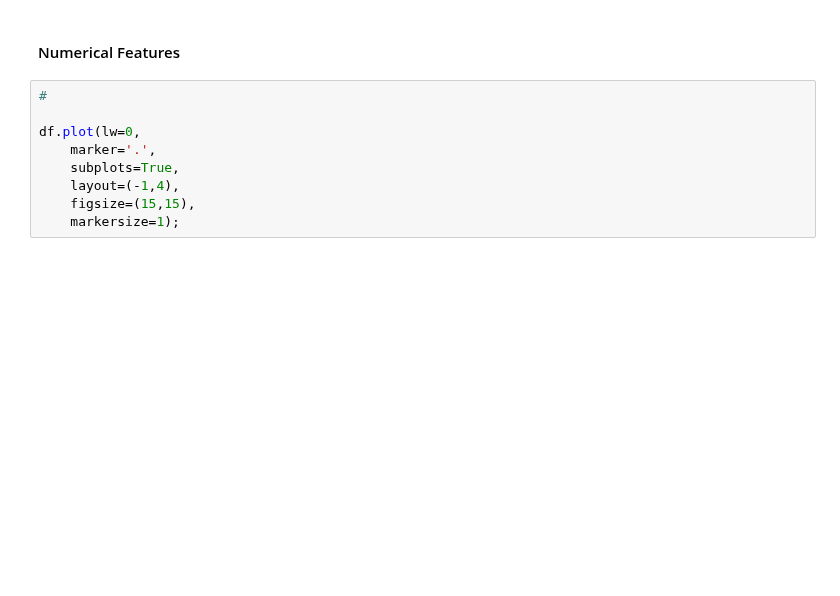
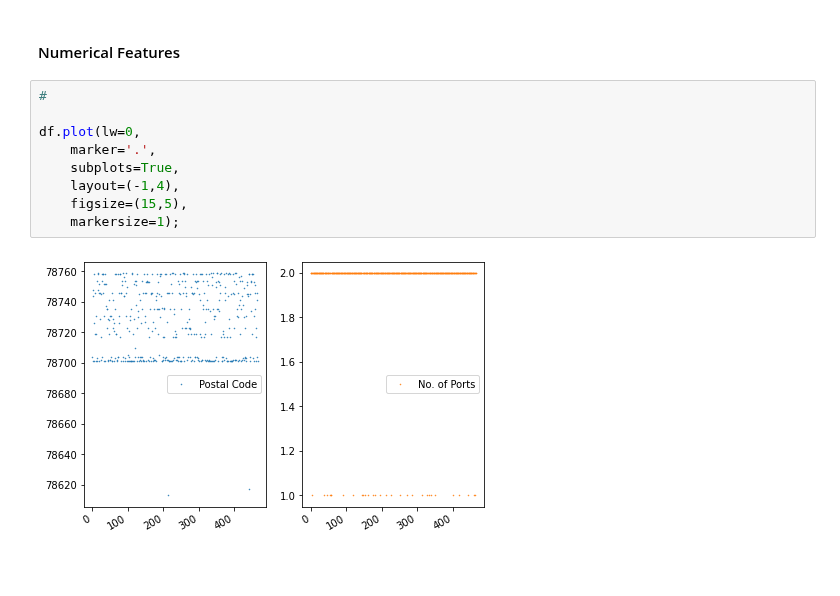
Before and after one commit to encodingintuition/EV_Infrastructure, a Jupyter notebook: code/AustinTX-CS--01_EDA01.ipynb, the cells around one changed output. Saved outputs shown, nothing was run; the diff lists cells and outputs as text; blank space fills up the shorter version.

```diff
--- a/code/AustinTX-CS--01_EDA01.ipynb
+++ b/code/AustinTX-CS--01_EDA01.ipynb
@@ -84,12 +98,14 @@ msno.bar(df);
 # %%
 #
 
 df.plot(lw=0,
     marker='.',
     subplots=True,
     layout=(-1,4),
-    figsize=(15,15),
+    figsize=(15,5),
     markersize=1);
+# %% [output]
+[figure, added]
 # %% [markdown]
 <br>
 # %% [markdown]
```
Also changed, not shown: parts of 16 cells of this notebook.
